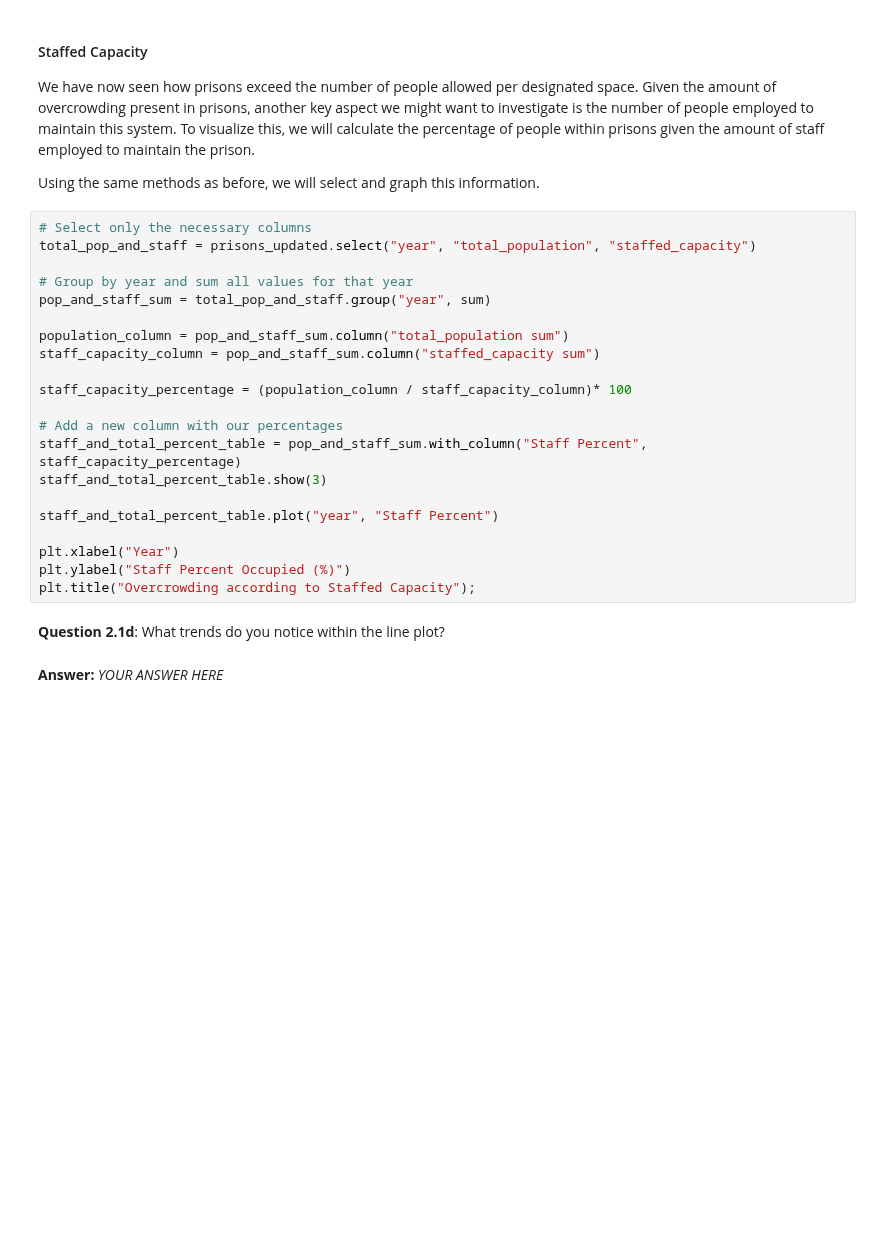
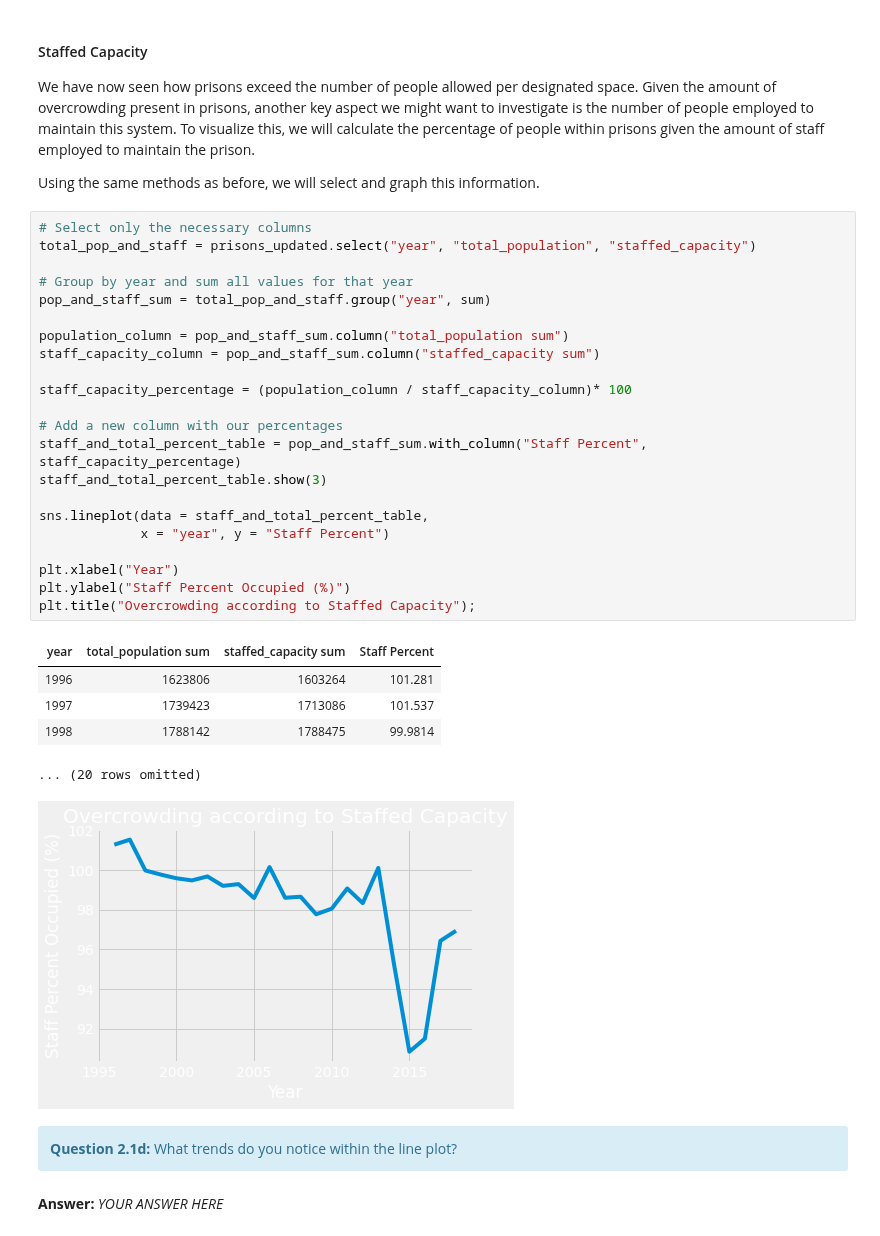
Before and after one commit to ds-modules/data-4ac, a Jupyter notebook: notebook3/notebook3.ipynb, the cells around one changed output. Drawn from its saved outputs; the diff is of its cells as text; blank space fills up the shorter version.

```diff
--- a/notebook3/notebook3.ipynb
+++ b/notebook3/notebook3.ipynb
@@ -306,28 +415,38 @@ Using the same methods as before, we will select and graph this information.
 # %%
 # Select only the necessary columns
 total_pop_and_staff = prisons_updated.select("year", "total_population", "staffed_capacity")
 
 # Group by year and sum all values for that year
 pop_and_staff_sum = total_pop_and_staff.group("year", sum)
 
 population_column = pop_and_staff_sum.column("total_population sum")
 staff_capacity_column = pop_and_staff_sum.column("staffed_capacity sum")
 
 staff_capacity_percentage = (population_column / staff_capacity_column)* 100
 
 # Add a new column with our percentages
 staff_and_total_percent_table = pop_and_staff_sum.with_column("Staff Percent", staff_capacity_percentage)
 staff_and_total_percent_table.show(3)
 
-staff_and_total_percent_table.plot("year", "Staff Percent")
+sns.lineplot(data = staff_and_total_percent_table,
+             x = "year", y = "Staff Percent")
 
 plt.xlabel("Year")
 plt.ylabel("Staff Percent Occupied (%)")
 plt.title("Overcrowding according to Staffed Capacity");
+# %% [output]
+| year | total_population sum | staffed_capacity sum | Staff Percent |
+| 1996 | 1623806 | 1603264 | 101.281 |
+| 1997 | 1739423 | 1713086 | 101.537 |
+| 1998 | 1788142 | 1788475 | 99.9814 |
+... (20 rows omitted)
+[figure, added]
 # %% [markdown]
 <!-- BEGIN QUESTION -->
 
-**Question 2.1d**: What trends do you notice within the line plot?
+<div class="alert alert-block alert-info">
+<b>Question 2.1d:</b> What trends do you notice within the line plot?
+</div>
 
 <!--
 BEGIN QUESTION
```
Also changed, not shown: parts of 48 cells of this notebook, 2 other files.
